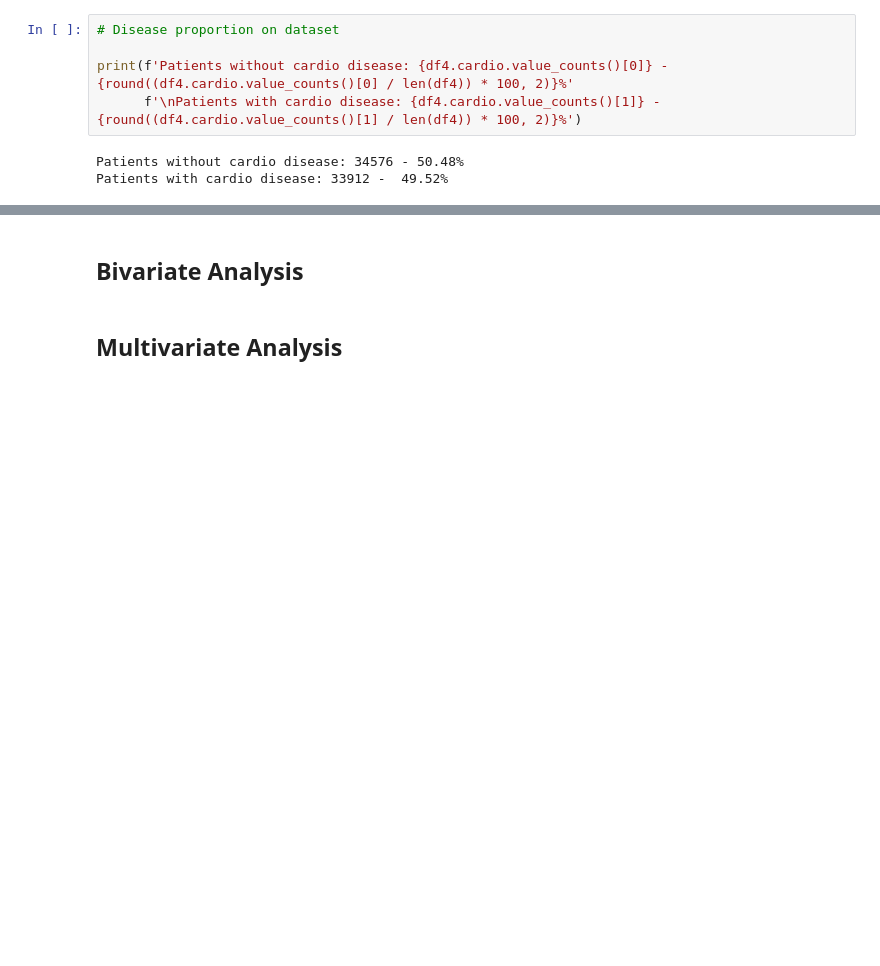
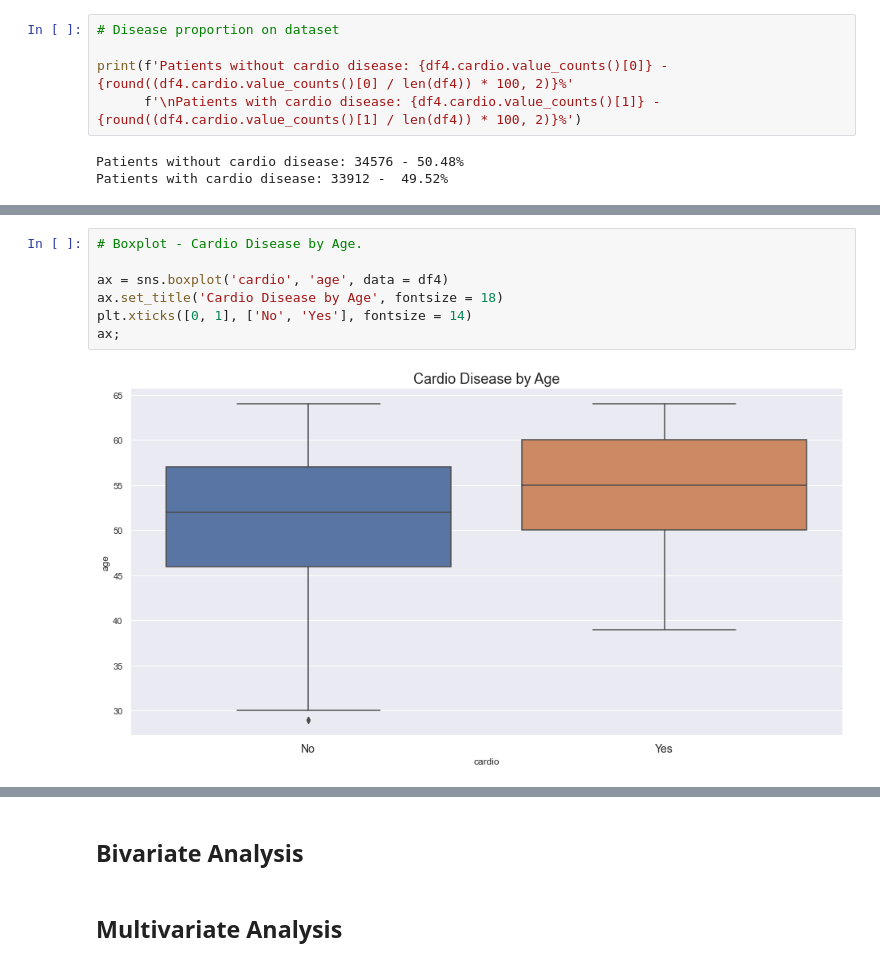
Before and after one commit to felipedmnq/Cardiac-disease-prediction, a Jupyter notebook: Notebooks/Cardiovascular_disease_prediction.ipynb, the cells around one changed output, grey strips where cells are left out. Cells and saved outputs as stored; diff of their text form; blank space fills up the shorter version.

```diff
--- a/Notebooks/Cardiovascular_disease_prediction.ipynb
+++ b/Notebooks/Cardiovascular_disease_prediction.ipynb
@@ -268,0 +313,9 @@ Patients with cardio disease: 33912 -  49.52%
+# %%
+# Boxplot - Cardio Disease by Age.
+
+ax = sns.boxplot('cardio', 'age', data = df4)
+ax.set_title('Cardio Disease by Age', fontsize = 18)
+plt.xticks([0, 1], ['No', 'Yes'], fontsize = 14)
+ax;
+# %% [output]
+[figure, added]
```
Also changed, not shown: parts of 32 cells of this notebook.
